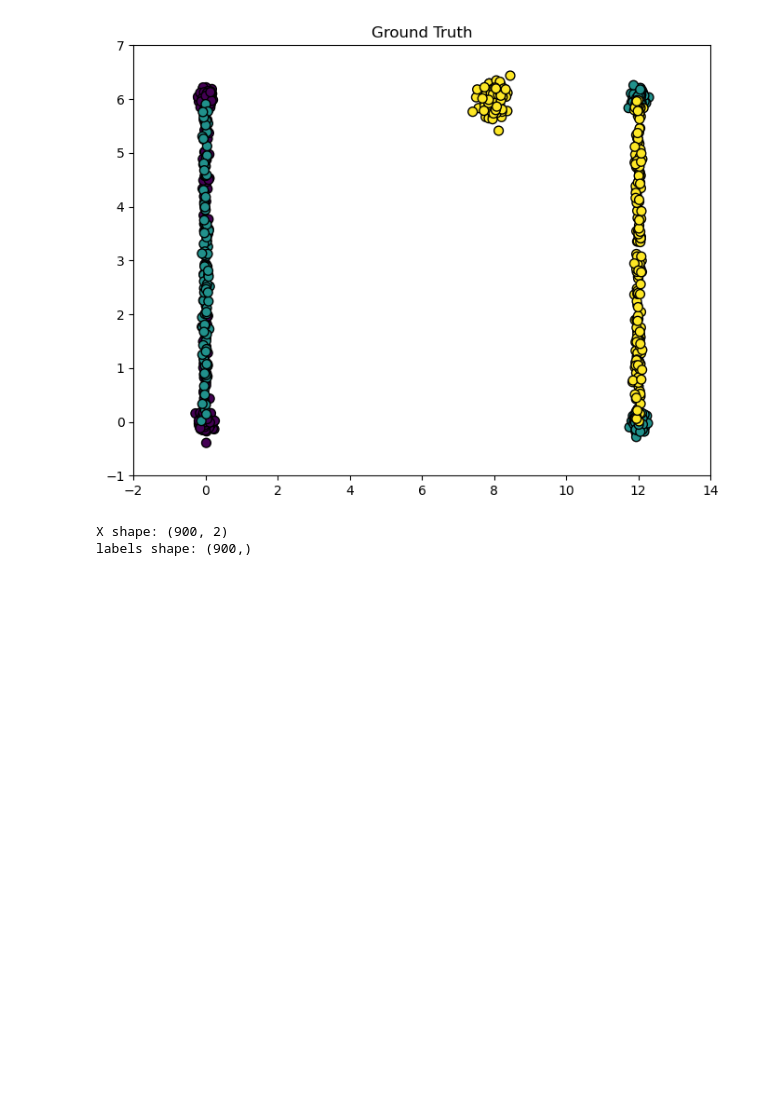
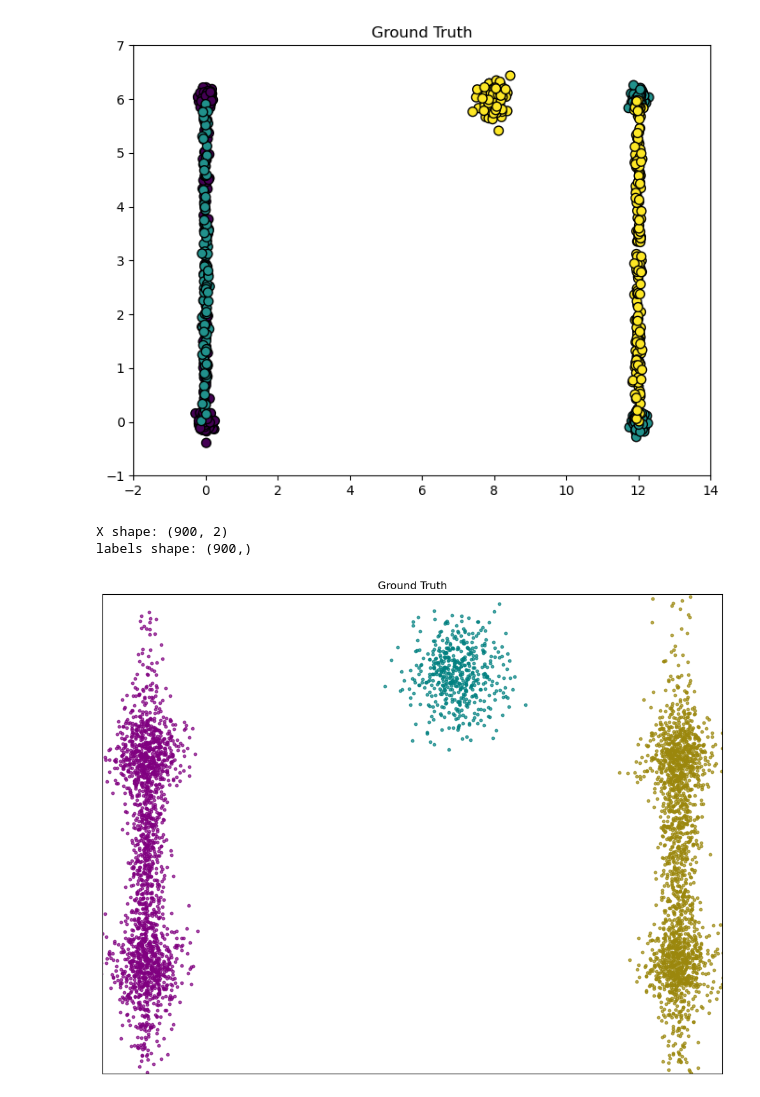
Before and after one commit to seolibek/Tufts2024, a Jupyter notebook: temp.ipynb, the cells around one changed output. Cells and saved outputs as stored; diff of their text form; code cells hidden in the pictures; blank space fills up the shorter version.

Commit message:
dumbbell shape achieved more or less in temp

```diff
--- a/temp.ipynb
+++ b/temp.ipynb
@@ -207,3 +207,58 @@ print("labels shape:", labels.shape)
 [figure]
 X shape: (900, 2)
 labels shape: (900,)
+# %%
+import numpy as np
+import matplotlib.pyplot as plt
+
+def generate_dumbbell_cluster(n_points, center, x_spread, y_spread, end_thickness):
+    # Generate points for the main body
+    body = np.random.normal(loc=center, scale=(x_spread, y_spread), size=(n_points//2, 2))
+
+    # Generate points for the top end
+    top = np.random.normal(loc=(center[0], center[1] + y_spread),
+                           scale=(x_spread * end_thickness, y_spread * 0.2),
+                           size=(n_points//4, 2))
+
+    # Generate points for the bottom end
+    bottom = np.random.normal(loc=(center[0], center[1] - y_spread),
+                              scale=(x_spread * end_thickness, y_spread * 0.2),
+                              size=(n_points//4, 2))
+
+    return np.vstack((body, top, bottom))
+
+def generate_cluster(n_points, center, x_spread, y_spread):
+    return np.random.normal(loc=center, scale=(x_spread, y_spread), size=(n_points, 2))
+
+def plot_ground_truth():
+    fig, ax = plt.subplots(figsize=(10, 8))
+
+    # Generate data for clusters
+    left_cluster = generate_dumbbell_cluster(2000, center=(0, 3), x_spread=0.2, y_spread=2, end_thickness=2)
+    top_cluster = generate_cluster(500, center=(7, 6.5), x_spread=0.5, y_spread=0.5)
+    right_cluster = generate_dumbbell_cluster(2000, center=(12, 3), x_spread=0.2, y_spread=2, end_thickness=2)
+
+    # Plot data
+    ax.scatter(left_cluster[:, 0], left_cluster[:, 1], c='purple', s=10, alpha=0.7)
+    ax.scatter(top_cluster[:, 0], top_cluster[:, 1], c='teal', s=10, alpha=0.7)
+    ax.scatter(right_cluster[:, 0], right_cluster[:, 1], c='#9B870C', s=10, alpha=0.7)
+
+    ax.set_xlim(-1, 13)
+    ax.set_ylim(-1, 8)
+    ax.set_title("Ground Truth")
+
+    # Remove ticks
+    ax.set_xticks([])
+    ax.set_yticks([])
+
+    # Ensure spines are visible
+    for spine in ax.spines.values():
+        spine.set_visible(True)
+
+    plt.tight_layout()
+    plt.show()
+
+# Generate and plot data
+plot_ground_truth()
+# %% [output]
+[figure, added]
```
Also changed, not shown: 1 other file.
